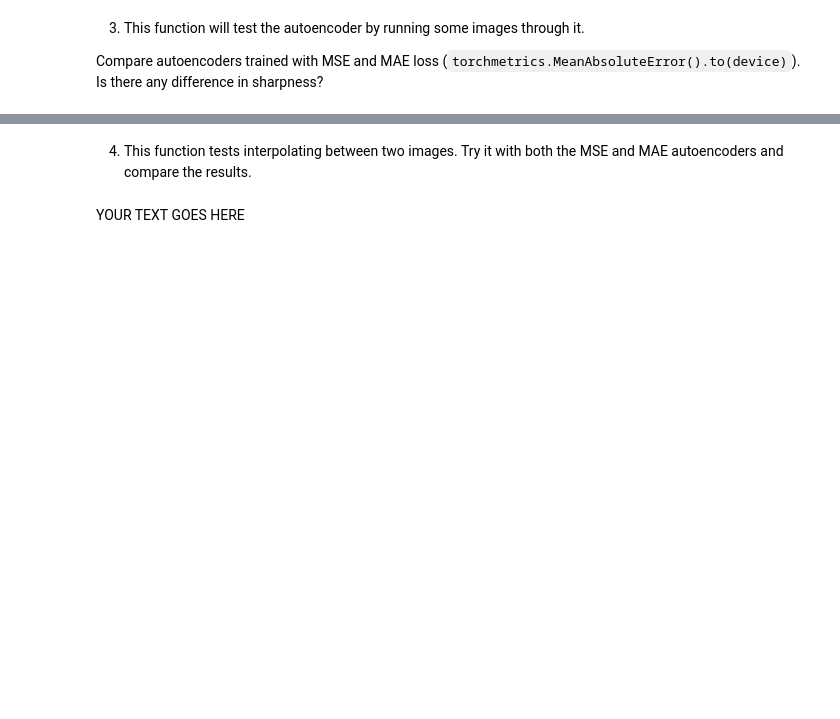
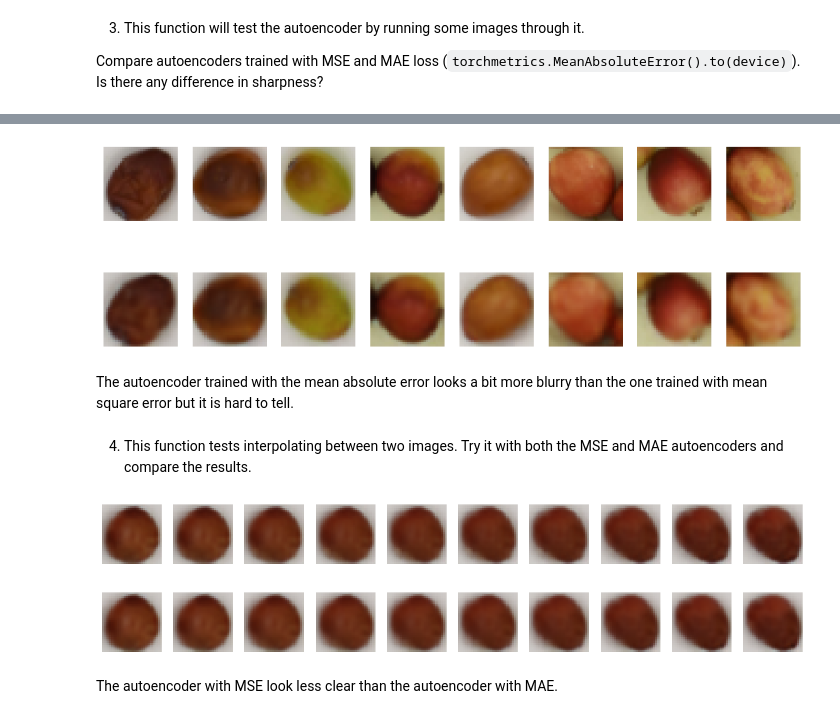
Before and after one commit to epears04/DATA-4620-Labs, a Jupyter notebook: Labs/Lab_06_02_Autoencoder.ipynb, the cells around one changed output, grey strips where cells are left out. Cells and saved outputs as stored; diff of their text form; code cells hidden in the pictures; blank space fills up the shorter version.

```diff
--- a/Labs/Lab_06_02_Autoencoder.ipynb
+++ b/Labs/Lab_06_02_Autoencoder.ipynb
@@ -171,0 +220,6 @@ YOUR TEXT GOES HERE
+# %%
+# YOUR CODE GOES HERE
+encoder_mae, decoder_mae, autoencoder_mae = make_autoencoder(device=device)
+opt = torch.optim.Adam(autoencoder_mae.parameters(), lr=1e-3)
+mae = torchmetrics.MeanAbsoluteError().to(device)
+autoencoder_mae = train_autoencoder(autoencoder_mae, train_loader, mae, opt, device=device)
@@ -172,3 +241,9 @@ YOUR TEXT GOES HERE
+# %%
+test_autoencoder(autoencoder_mae, train_loader, device=device)
+# %% [output]
+[figure, added]
+# %% [markdown]
+The autoencoder trained with the mean absolute error looks a bit more blurry than the one trained with mean square error but it is hard to tell.
 # %% [markdown]
 4. This function tests interpolating between two images.  Try it with both the MSE and MAE autoencoders and compare the results.
 # %%
@@ -213,5 +288,12 @@ def test_interpolation(encoder, decoder, train_ds, index1=100, index2=200, devic
     plt.show()
 # %%
 # YOUR CODE GOES HERE
+test_interpolation(encoder, decoder, train_ds, device=device)
+# %% [output]
+[figure, added]
-# %% [markdown]
-YOUR TEXT GOES HERE
+# %%
+test_interpolation(encoder_mae, decoder_mae, train_ds, device=device)
+# %% [output]
+[figure, added]
+# %% [markdown]
+The autoencoder with MSE look less clear than the autoencoder with MAE.
```
Also changed, not shown: parts of 16 cells of this notebook.
